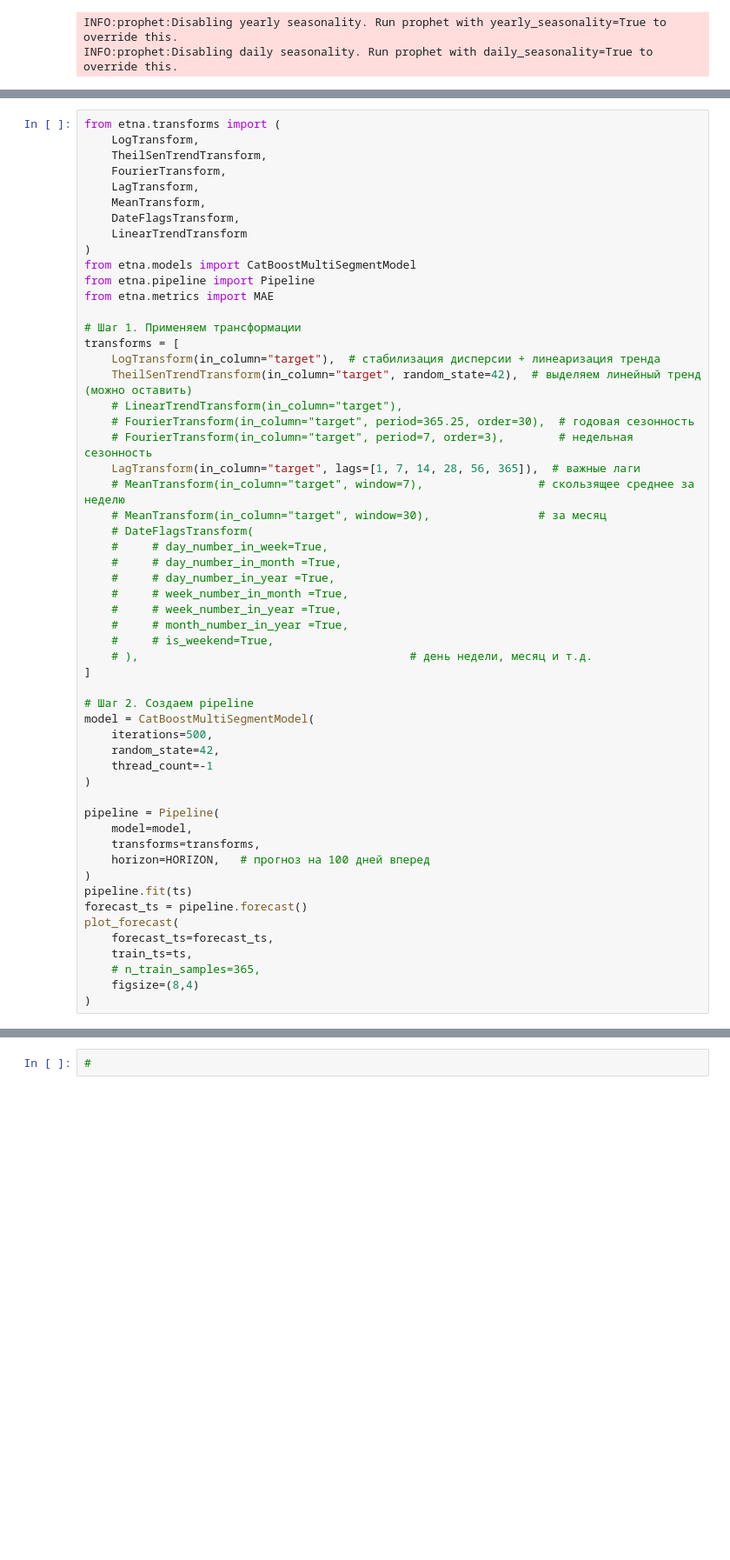
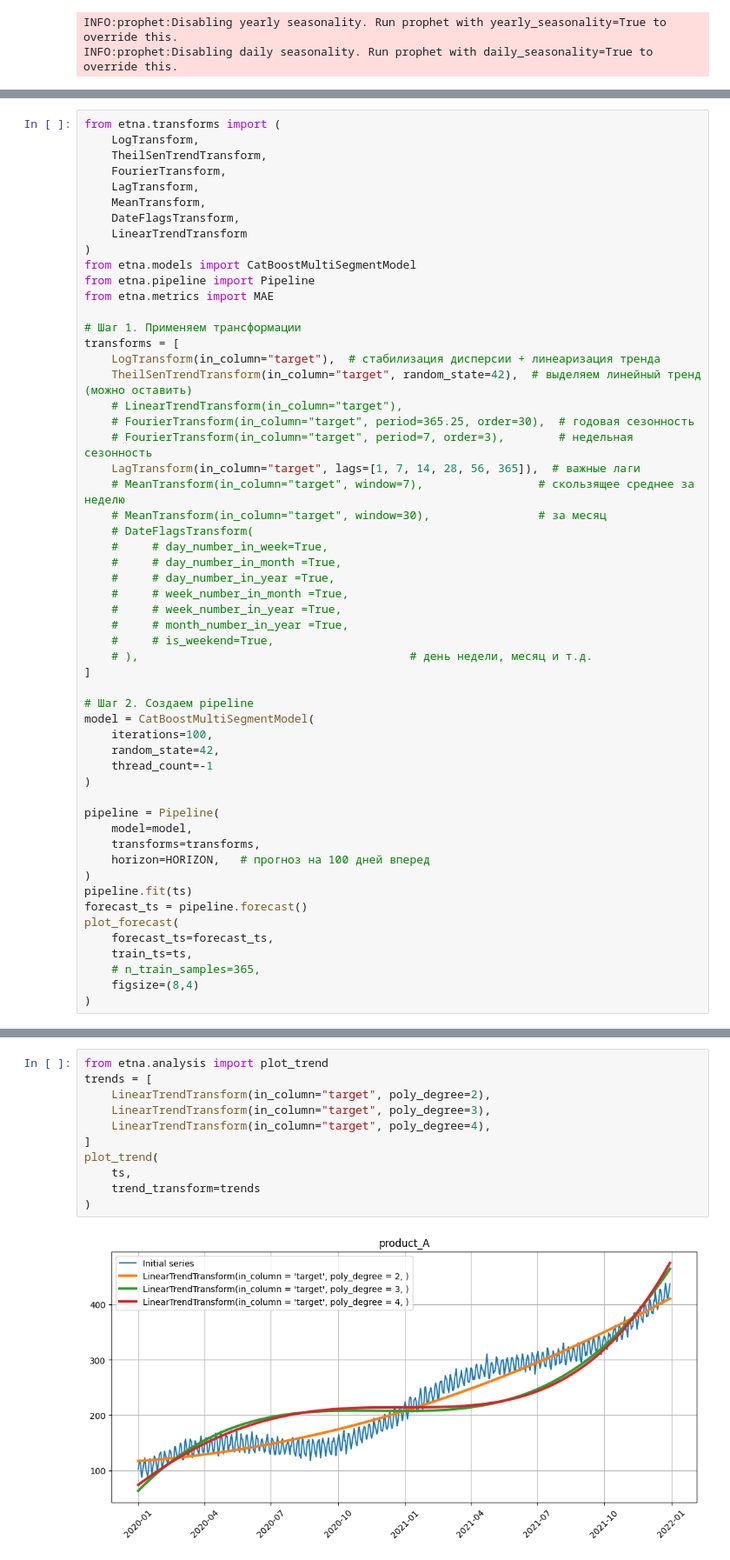
Before and after one commit to MinyaevAndrey/etna, a Jupyter notebook: examples/quickstart.ipynb, the cells around one changed output, grey strips where cells are left out. Shown at 87% size. Saved outputs shown, nothing was run; the diff lists cells and outputs as text; blank space fills up the shorter version.

```diff
--- a/examples/quickstart.ipynb
+++ b/examples/quickstart.ipynb
@@ -124,7 +124,7 @@ transforms = [
 
 # Шаг 2. Создаем pipeline
 model = CatBoostMultiSegmentModel(
-    iterations=500,
+    iterations=100,
     random_state=42,
     thread_count=-1
 )
@@ -145,4 +145,15 @@ plot_forecast(
 # %% [output]
 [figure]
 # %%
-#
+from etna.analysis import plot_trend
+trends = [
+    LinearTrendTransform(in_column="target", poly_degree=2),
+    LinearTrendTransform(in_column="target", poly_degree=3),
+    LinearTrendTransform(in_column="target", poly_degree=4),
+]
+plot_trend(
+    ts,
+    trend_transform=trends
+)
+# %% [output]
+[figure, added]
```
